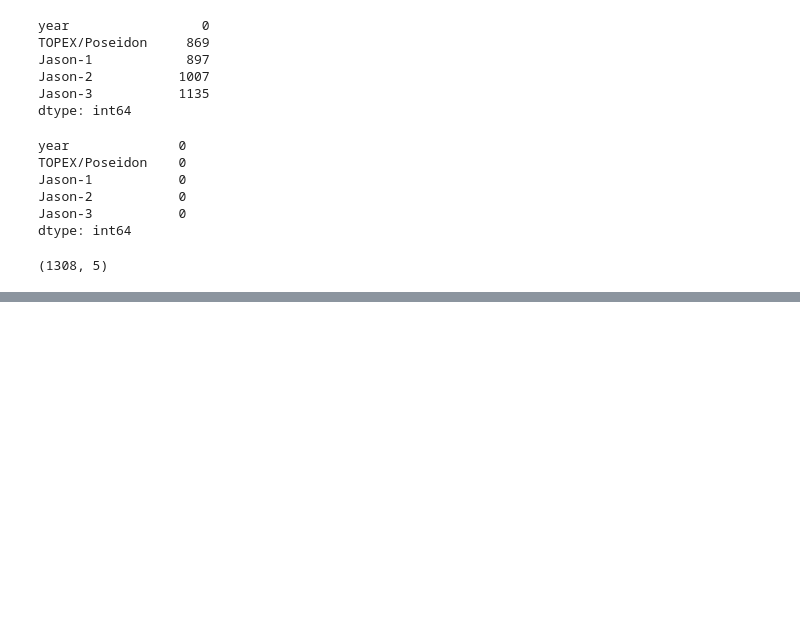
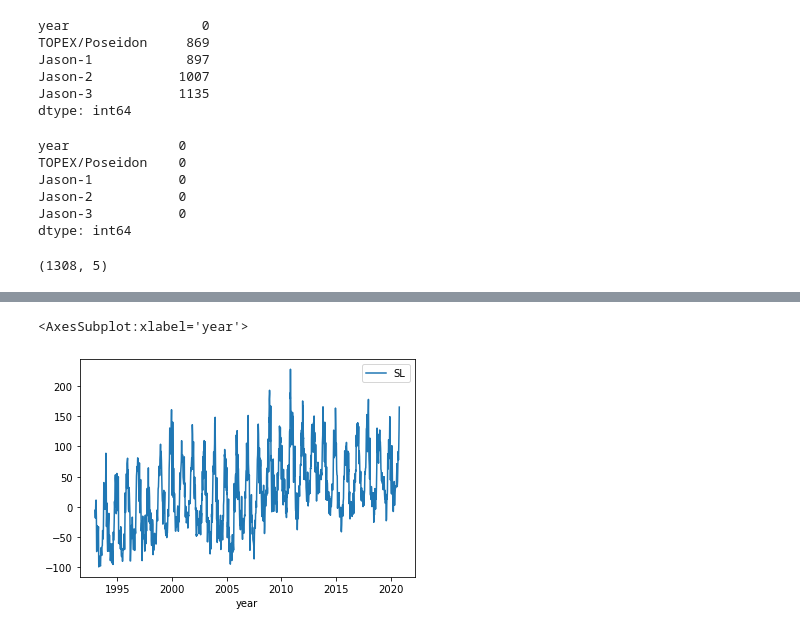
Before and after one commit to youlasozen/south_china_sea, a Jupyter notebook: DEN_449E_HW1.ipynb, the cells around one changed output, grey strips where cells are left out. Cells and saved outputs as stored; diff of their text form; code cells hidden in the pictures; blank space fills up the shorter version.

```diff
--- a/DEN_449E_HW1.ipynb
+++ b/DEN_449E_HW1.ipynb
@@ -80,0 +95,3 @@ df.head()
+# %%
+df['SL']=df.iloc[:,1:5].mean(axis=1)
+#adding a new column to make the graph esasily
@@ -81 +114,6 @@ df.head()
+# %%
+df.plot(x='year', y='SL') #the year and SL graph
+# %% [output]
+<AxesSubplot:xlabel='year'>
+[figure, added]
 # %%
```
Also changed, not shown: parts of 16 cells of this notebook.
